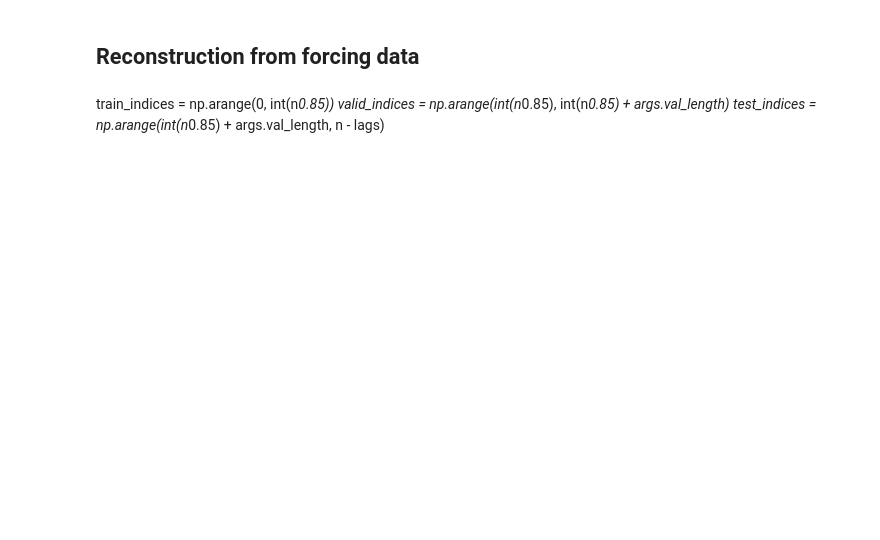
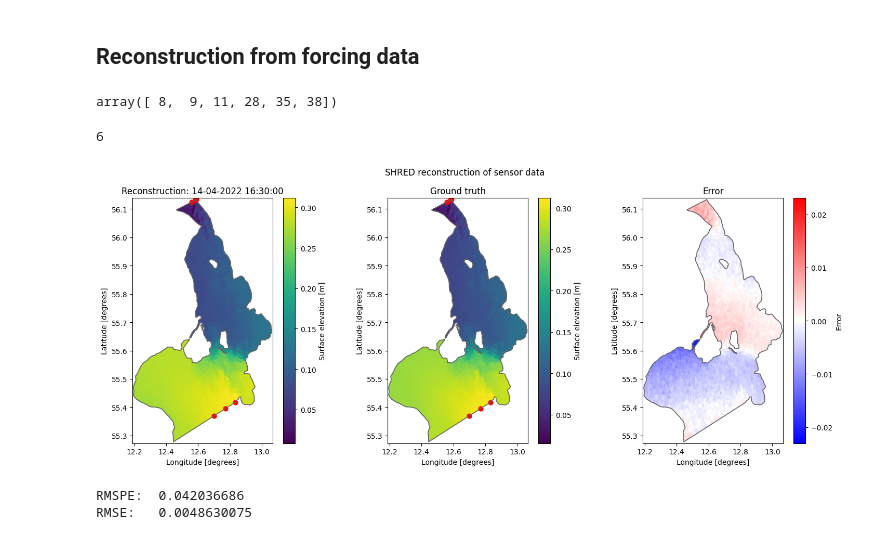
Before and after one commit to FrejaTerpPetersen/pyshred, a Jupyter notebook: Øresund_reconstruction.ipynb, the cells around one changed output. Cells and saved outputs as stored; diff of their text form; code cells hidden in the pictures; blank space fills up the shorter version.

```diff
--- a/Øresund_reconstruction.ipynb
+++ b/Øresund_reconstruction.ipynb
@@ -119,6 +121,67 @@ NameError: name 'da_plot_err' is not defined
 # %% [markdown]
 ## Reconstruction from forcing data
-# %% [markdown]
-train_indices = np.arange(0, int(n*0.85))
-valid_indices = np.arange(int(n*0.85), int(n*0.85) + args.val_length)
-test_indices = np.arange(int(n*0.85) + args.val_length, n - lags)
+# %%
+val_length = 20
+num_sensors = 6
+train_indices = np.arange(0, int(n*0.85))
+valid_indices = np.arange(int(n*0.85), int(n*0.85) + val_length)
+test_indices = np.arange(int(n*0.85) + val_length, n - lags)
+# %%
+sensor_locations = np.load("ReconstructingResults/oresund_forcing/sensor_locations_forcing_sensor6lag52.npy")
+sensor_locations
+# %% [output]
+array([ 8,  9, 11, 28, 35, 38])
+# %%
+reconstruction = np.load('ReconstructingResults/oresund_forcing/reconstructions_forcing_sensor6lag52.npy')
+truths = np.load('ReconstructingResults/oresund_forcing/truth.npy')
+# %% [output]
+6
+# %%
+sensor_coord = np.concatenate((ds[0].geometry.node_coordinates[ds[0].geometry.codes==2,:],
+                               ds[0].geometry.node_coordinates[(ds[0].geometry.codes==3)][1:-1]), axis=0)
+plot_index = 10
+
+
+# Create dataarrays for plotting
+da_plot_recon = ds[0].sel(time=ds.time[test_indices[plot_index]+ lags - 1]).copy()
+da_plot_true = da_plot_recon.copy()
+da_plot_err = da_plot_recon.copy()
+# Fill with values from the reconstruction and the ground truth, as well as errors
+da_plot_recon.values = reconstruction[plot_index]
+da_plot_true.values = truths[plot_index]
+da_plot_err.values =  truths[plot_index]-reconstruction[plot_index]
+# min and max values for the colorbar
+vmin = -max(abs(np.min(da_plot_err.values)),abs(np.max(da_plot_err.values)))
+vmax = max(abs(np.min(da_plot_err.values)),abs(np.max(da_plot_err.values)))
+
+fig,axs = plt.subplots(1,3,figsize=(15,6))
+fig.suptitle('SHRED reconstruction of sensor data')
+
+da_plot_true.plot(ax = axs[1],add_colorbar=False)
+cbar = fig.colorbar(axs[1].collections[0], ax=axs[1],label='Surface elevation [m]')
+axs[1].set_title('Ground truth')
+
+da_plot_err.plot(ax = axs[2],cmap="bwr",vmin=vmin,vmax=vmax,add_colorbar=False)
+cbar = fig.colorbar(axs[2].collections[0], ax=axs[2],label='Error')
+axs[2].set_title('Error')
+
+da_plot_recon.plot(ax = axs[0],add_colorbar=False)
+cbar = fig.colorbar(axs[0].collections[0], ax=axs[0],label='Surface elevation [m]')
+axs[0].set_title(f'Reconstruction: {da_plot_recon.time[0].strftime("%d-%m-%Y %H:%M:%S")}')
+
+# Add a red dot to the spatial points indicated by the sensor locations
+for i in range(num_sensors):
+    axs[0].scatter(sensor_coord[sensor_locations[i],0], sensor_coord[sensor_locations[i],1], color='red', s=40, label='Sensor location')
+    axs[1].scatter(sensor_coord[sensor_locations[i],0], sensor_coord[sensor_locations[i],1], color='red', s=40, label='Sensor location')
+
+plt.tight_layout()
+# %% [output]
+[figure, added]
+# %%
+rmspe = np.sqrt(np.mean(np.square((da_plot_err.values / da_plot_true.values)), axis=0))
+rmse = np.sqrt(np.mean(np.square((da_plot_err.values)), axis=0))
+
+print('RMSPE: ', rmspe,' \nRMSE:  ', rmse)
+# %% [output]
+RMSPE:  0.042036686
+RMSE:   0.0048630075
```
Also changed, not shown: parts of 3 cells of this notebook, 4 other files.
